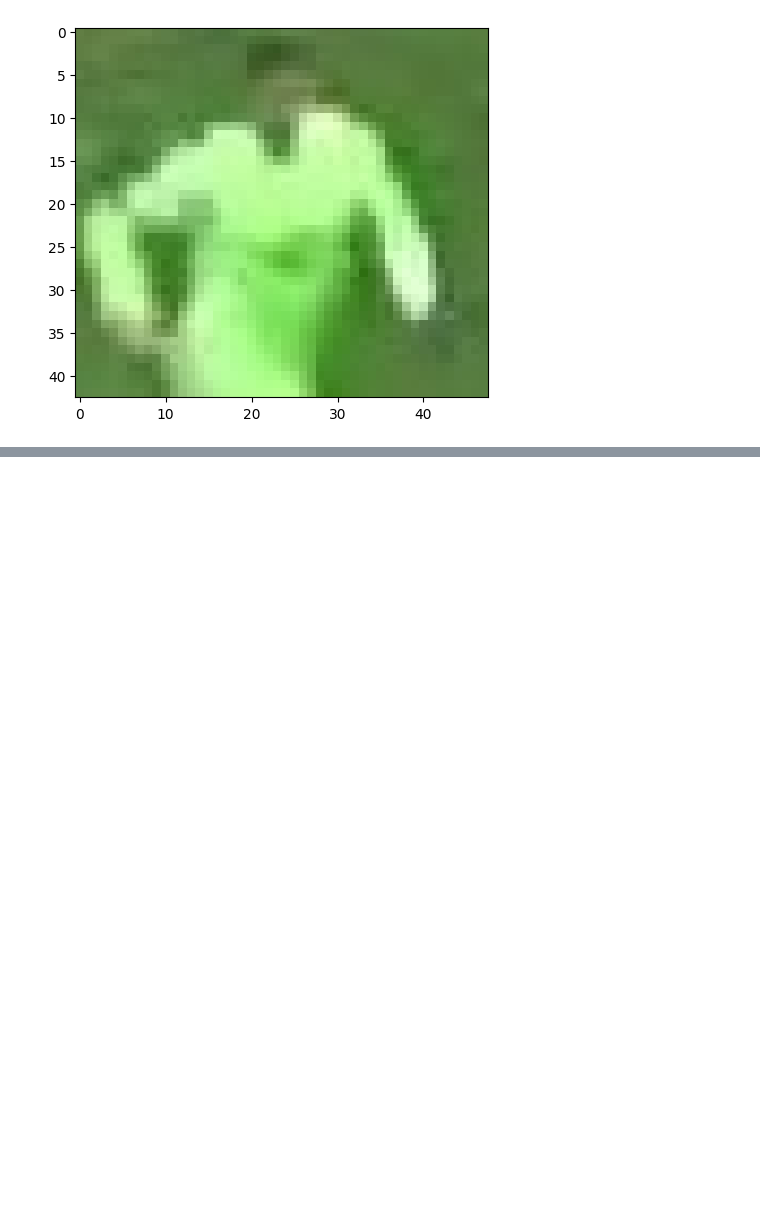
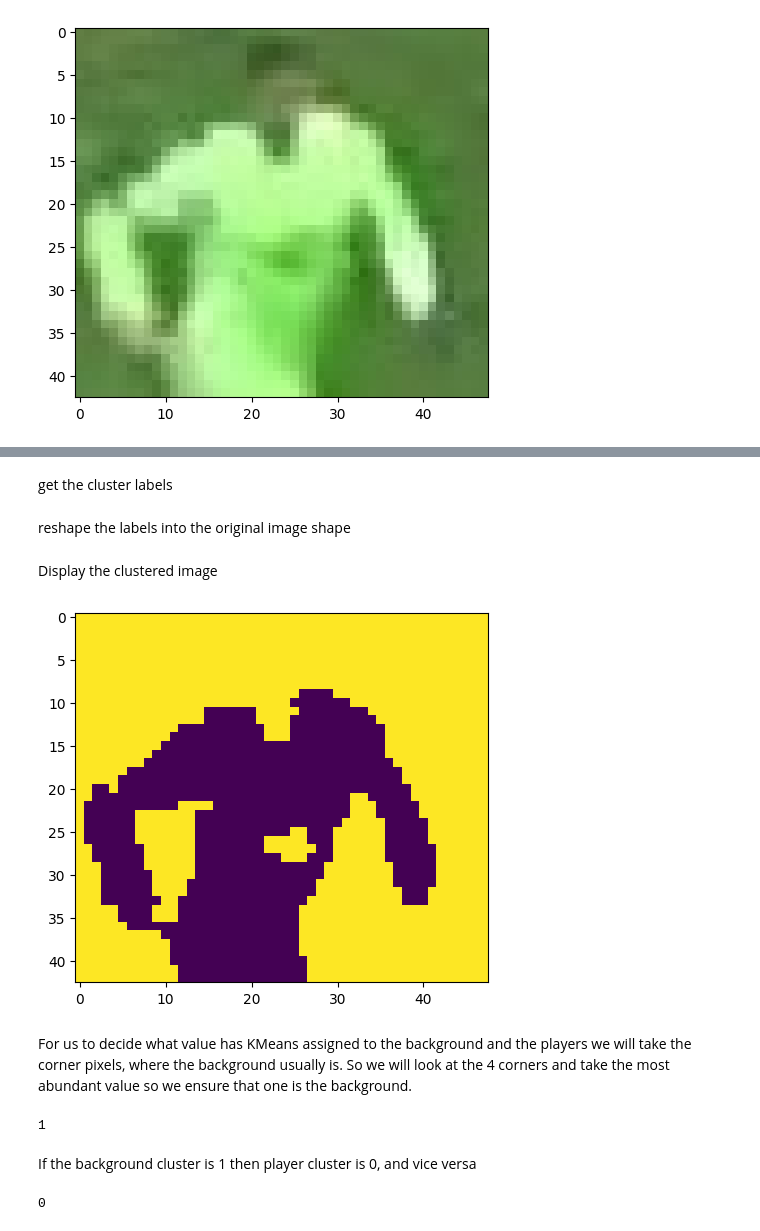
Before and after one commit to MaestroRata/football_analysis, a Jupyter notebook: notebooks/color_assignement.ipynb, the cells around one changed output, grey strips where cells are left out. Cells and saved outputs as stored; diff of their text form; code cells hidden in the pictures; blank space fills up the shorter version.

```diff
--- a/notebooks/color_assignement.ipynb
+++ b/notebooks/color_assignement.ipynb
@@ -23,0 +29,2 @@ plt.show()
+# %%
+image_2d = top_half_image.reshape(-1,3)
@@ -23,0 +33,32 @@ plt.show()
+# %%
+kmeans = KMeans(n_clusters=2, random_state=0).fit(image_2d)
+# %% [markdown]
+get the cluster labels
+# %%
+labels = kmeans.labels_
+# %% [markdown]
+reshape the labels into the original image shape
+# %%
+clustered_image = labels.reshape(top_half_image.shape[0],top_half_image.shape[1])
+# %% [markdown]
+Display the clustered image
+# %%
+plt.imshow(clustered_image)
+plt.show()
+# %% [output]
+[figure, added]
+# %% [markdown]
+For us to decide what value has KMeans assigned to the background and the players we will take the corner pixels, where the background usually is. So we will look at the 4 corners and take the most abundant value so we ensure that one is the background.
+# %%
+corner_clusters = [clustered_image[0,0], clustered_image[0,-1], clustered_image[-1,0], clustered_image[-1,-1]]
+bg_cluster = max(set(corner_clusters), key=corner_clusters.count)
+print(bg_cluster)
+# %% [output]
+1
+# %% [markdown]
+If the background cluster is 1 then player cluster is 0, and vice versa
+# %%
+player_cluster = 1-bg_cluster
+print(player_cluster)
+# %% [output]
+0
```
Also changed, not shown: parts of 5 cells of this notebook.
